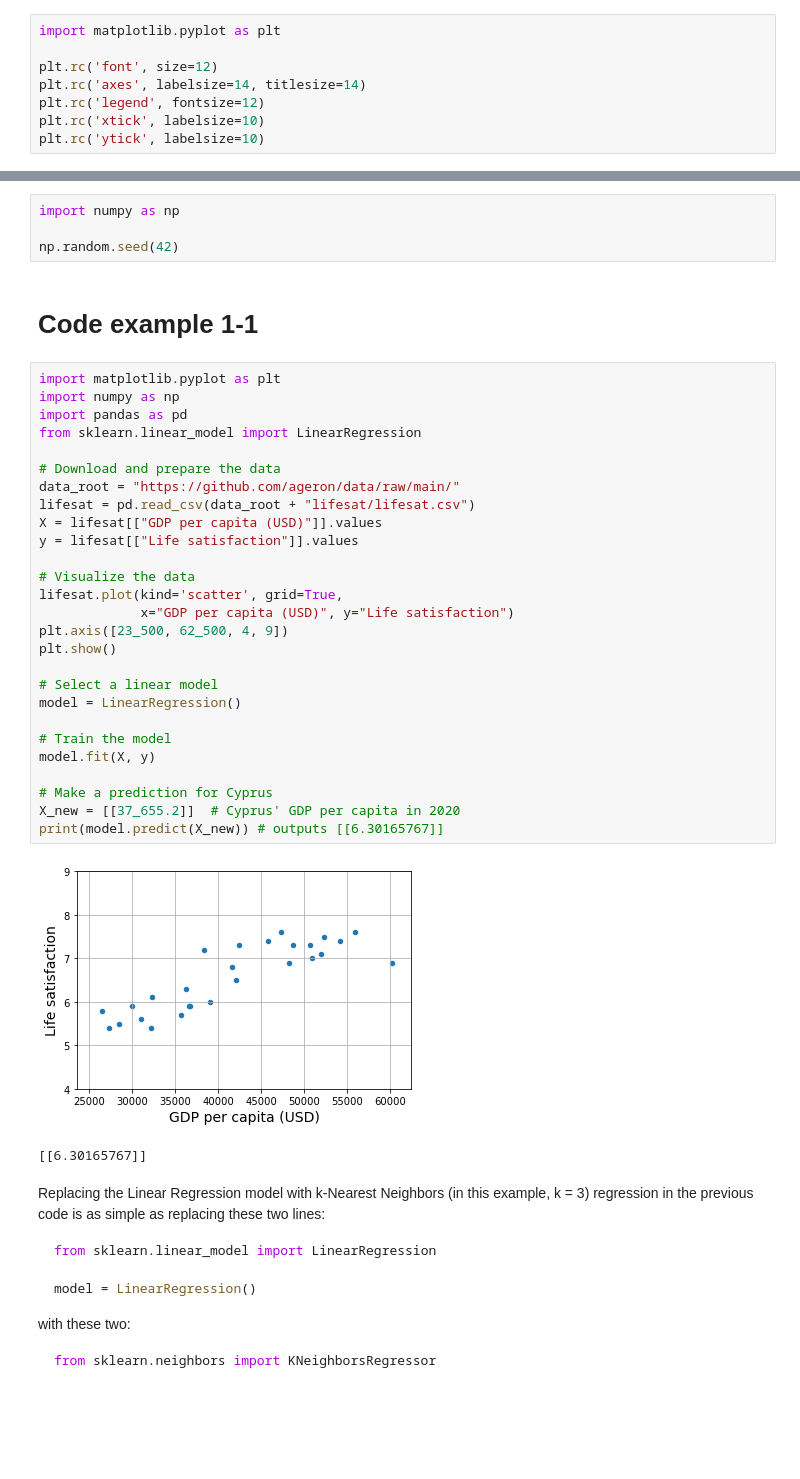
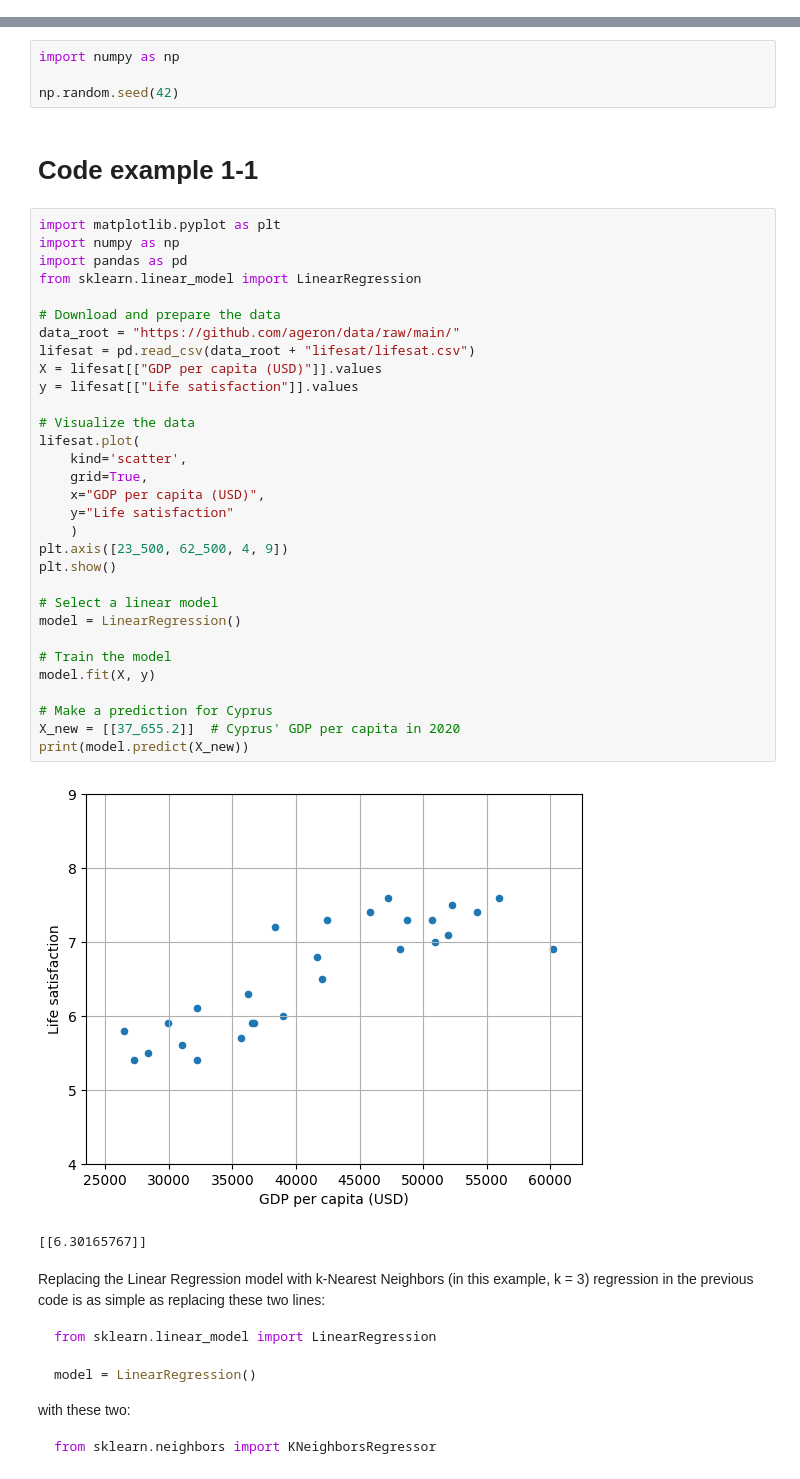
Before and after one commit to Ayush-Singh-31/Machine-Learning, a Jupyter notebook: Chapter 01.ipynb, the cells around one changed output, grey strips where cells are left out. Cells and saved outputs as stored; diff of their text form; blank space fills up the shorter version.

```diff
--- a/Chapter 01.ipynb
+++ b/Chapter 01.ipynb
@@ -33,8 +13,0 @@ Let's define the default font sizes, to plot pretty figures:
-# %%
-import matplotlib.pyplot as plt
-
-plt.rc('font', size=12)
-plt.rc('axes', labelsize=14, titlesize=14)
-plt.rc('legend', fontsize=12)
-plt.rc('xtick', labelsize=10)
-plt.rc('ytick', labelsize=10)
@@ -45,36 +18,40 @@ import numpy as np
 
 np.random.seed(42)
 # %% [markdown]
-# Code example 1-1
+# **Code example 1-1**
 # %%
 import matplotlib.pyplot as plt
 import numpy as np
 import pandas as pd
 from sklearn.linear_model import LinearRegression
 
 # Download and prepare the data
 data_root = "https://github.com/ageron/data/raw/main/"
 lifesat = pd.read_csv(data_root + "lifesat/lifesat.csv")
 X = lifesat[["GDP per capita (USD)"]].values
 y = lifesat[["Life satisfaction"]].values
 
 # Visualize the data
-lifesat.plot(kind='scatter', grid=True,
-             x="GDP per capita (USD)", y="Life satisfaction")
+lifesat.plot(
+    kind='scatter',
+    grid=True,
+    x="GDP per capita (USD)",
+    y="Life satisfaction"
+    )
 plt.axis([23_500, 62_500, 4, 9])
 plt.show()
 
 # Select a linear model
 model = LinearRegression()
 
 # Train the model
 model.fit(X, y)
 
 # Make a prediction for Cyprus
 X_new = [[37_655.2]]  # Cyprus' GDP per capita in 2020
-print(model.predict(X_new)) # outputs [[6.30165767]]
+print(model.predict(X_new))
 # %% [output]
-[figure, old version]
+[figure, new version]
 [[6.30165767]]
 # %% [markdown]
 Replacing the Linear Regression model with k-Nearest Neighbors (in this example, k = 3) regression in the previous code is as simple as replacing these two
```
Also changed, not shown: parts of 12 cells of this notebook.
